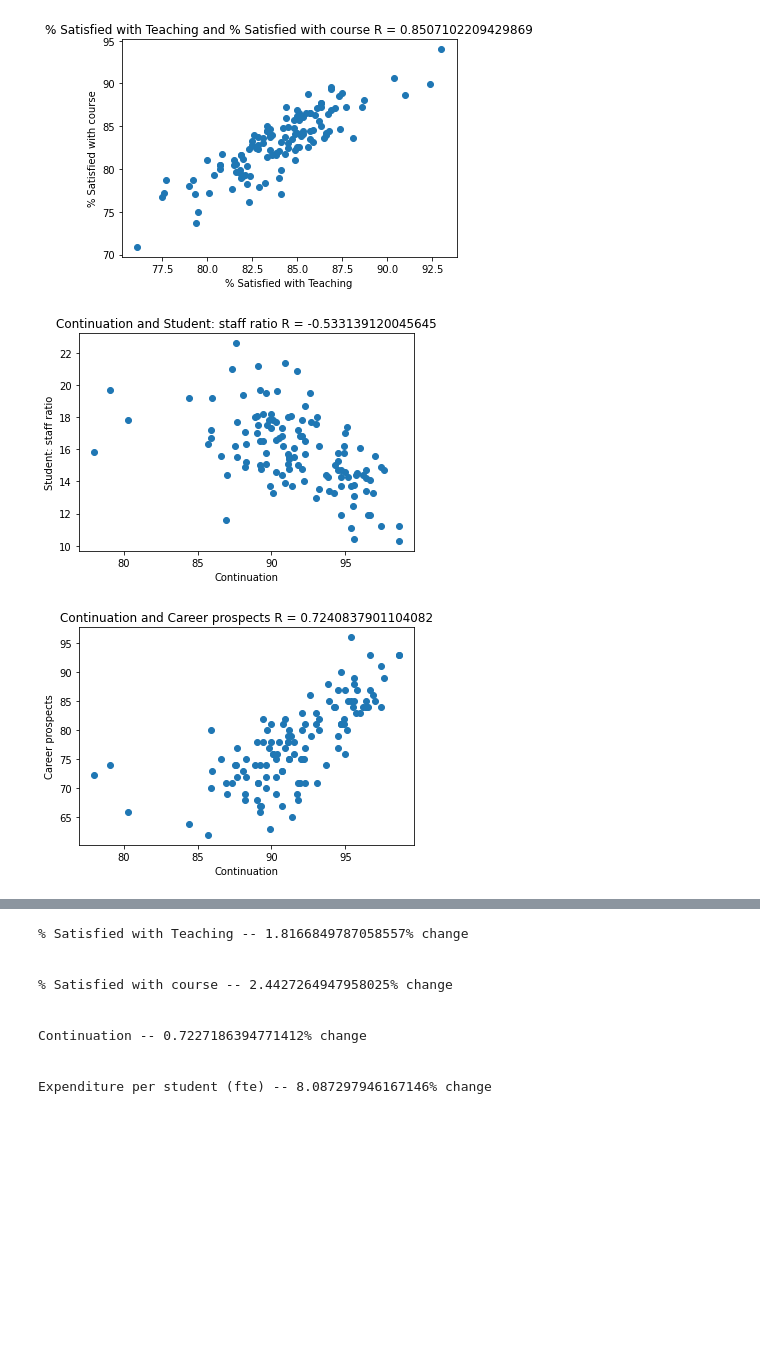
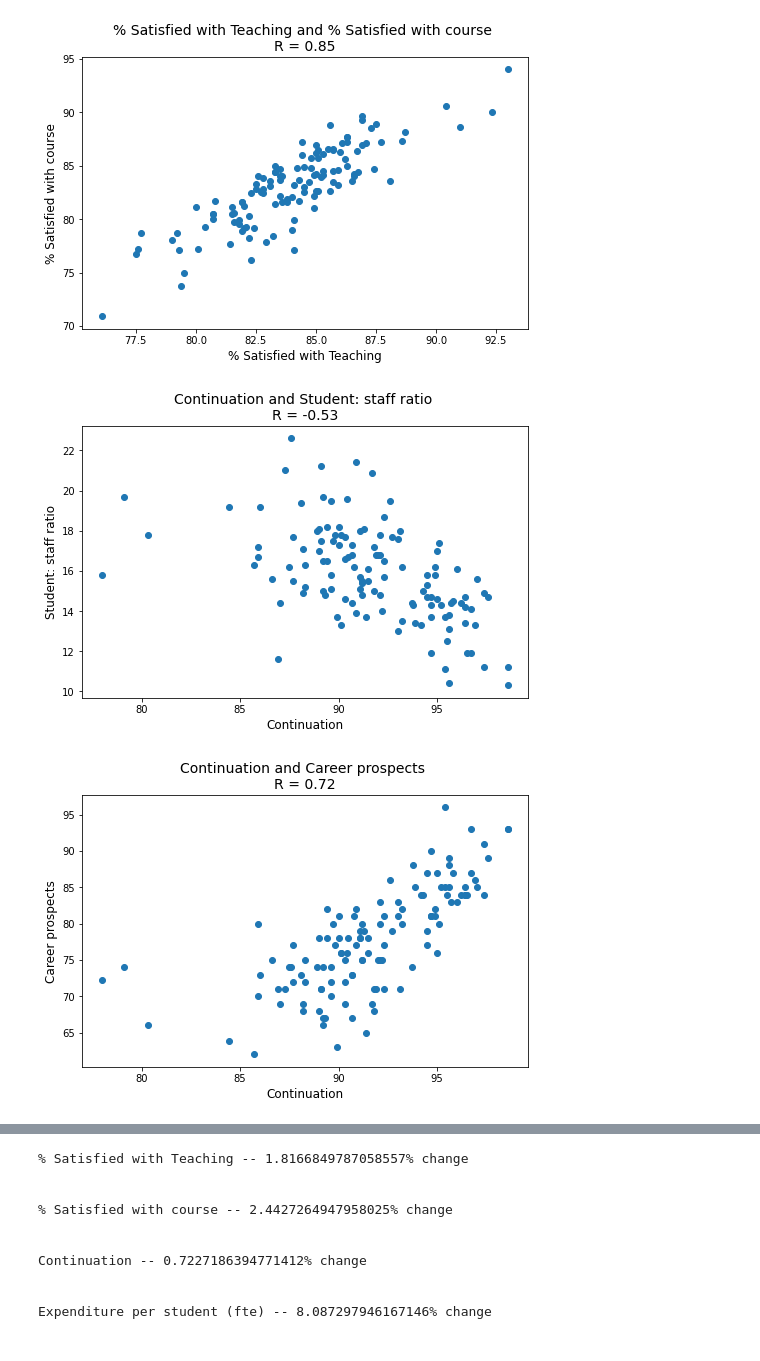
Before and after one commit to ethanhinton/University-League-Tables, a Jupyter notebook: correlation.ipynb, the cells around one changed output, grey strips where cells are left out. Saved outputs shown, nothing was run; the diff lists cells and outputs as text; code cells hidden in the pictures; blank space fills up the shorter version.

Commit message:
made changes to maximise ranking and correlation for content in report

```diff
--- a/correlation.ipynb
+++ b/correlation.ipynb
@@ -43,25 +44,28 @@ df_2021.head()
 # %%
 combined = df_2021.combine_first(df_2020.combine_first(df_2019))
 n = 1
 corrs = {}
 for col in combined.columns:
     for i in combined.columns[n:]:
         x = combined.loc[:,col]
         y = combined.loc[:,i]
         corr, err = r(x,y)
         corrs[(col,i)] = corr
         if abs(corr) >= 0.5:
-            plt.scatter(x,y)
-            plt.title(f'{col} and {i} R = {corr}')
-            plt.xlabel(col)
-            plt.ylabel(i)
+            fig, ax = plt.subplots(figsize=(8,5))
+            ax.scatter(x,y)
+            ax.set_title(f'{col} and {i} \nR = {round(corr,2)}', fontsize=14)
+            ax.set_xlabel(col, fontsize=12)
+            ax.set_ylabel(i, fontsize=12)
+            if col == 'Career prospects' and i == 'Average Entry Tariff':
+                plt.savefig('Report/Figures/corr_prospects_vs_aet.png', dpi=1200)
             plt.show()
     n += 1
 
 sorted(corrs.items(), key= lambda item: item[1])
 
 #{key:value for key, value in corrs.items() if 'Value added score/10' in key}
 # %% [output]
-[figure, old version]
+[figure, new version]
-[figure, old version]
+[figure, new version]
-[figure, old version]
+[figure, new version]
```
Also changed, not shown: parts of 22 cells of this notebook, 6 other files.
